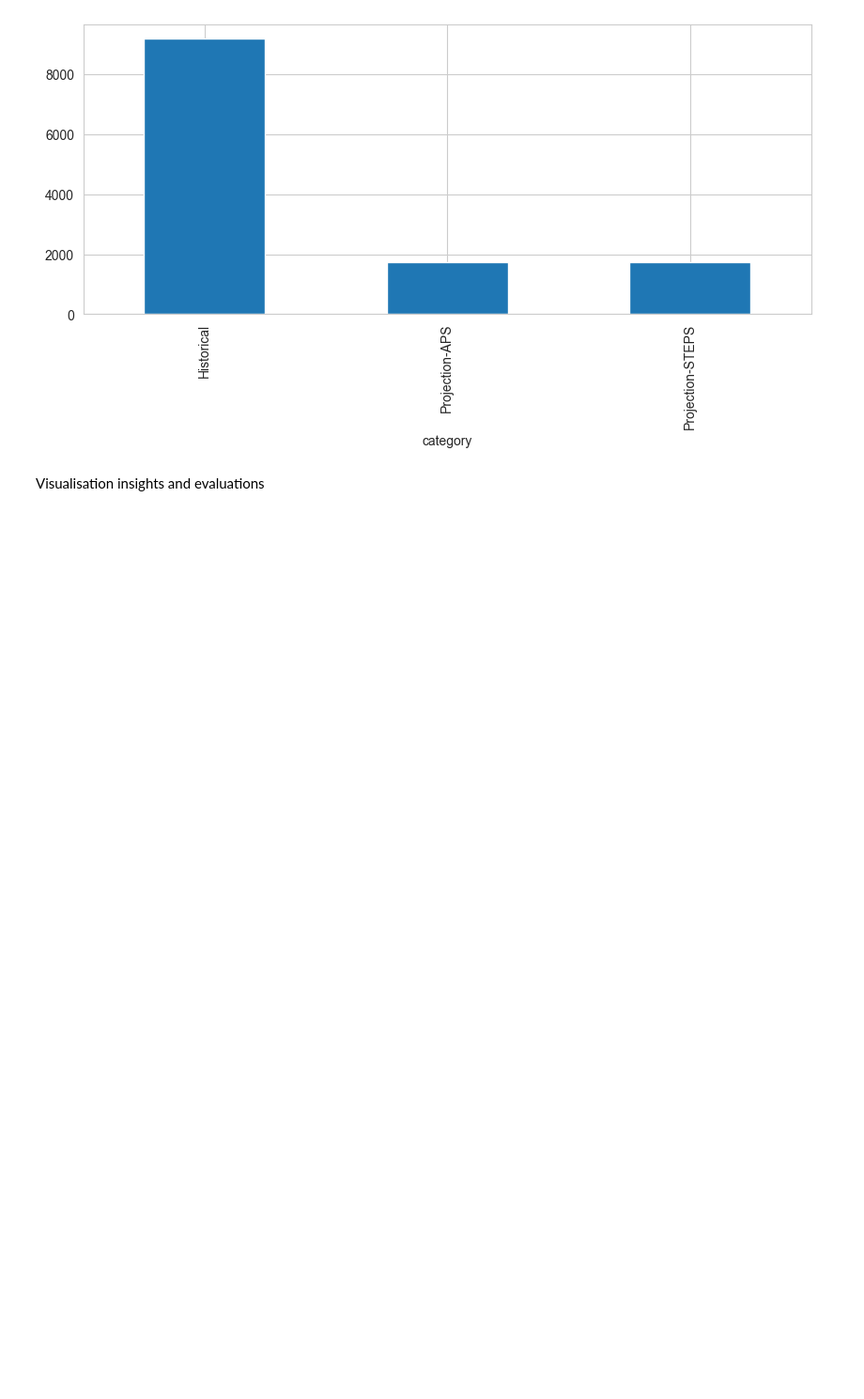
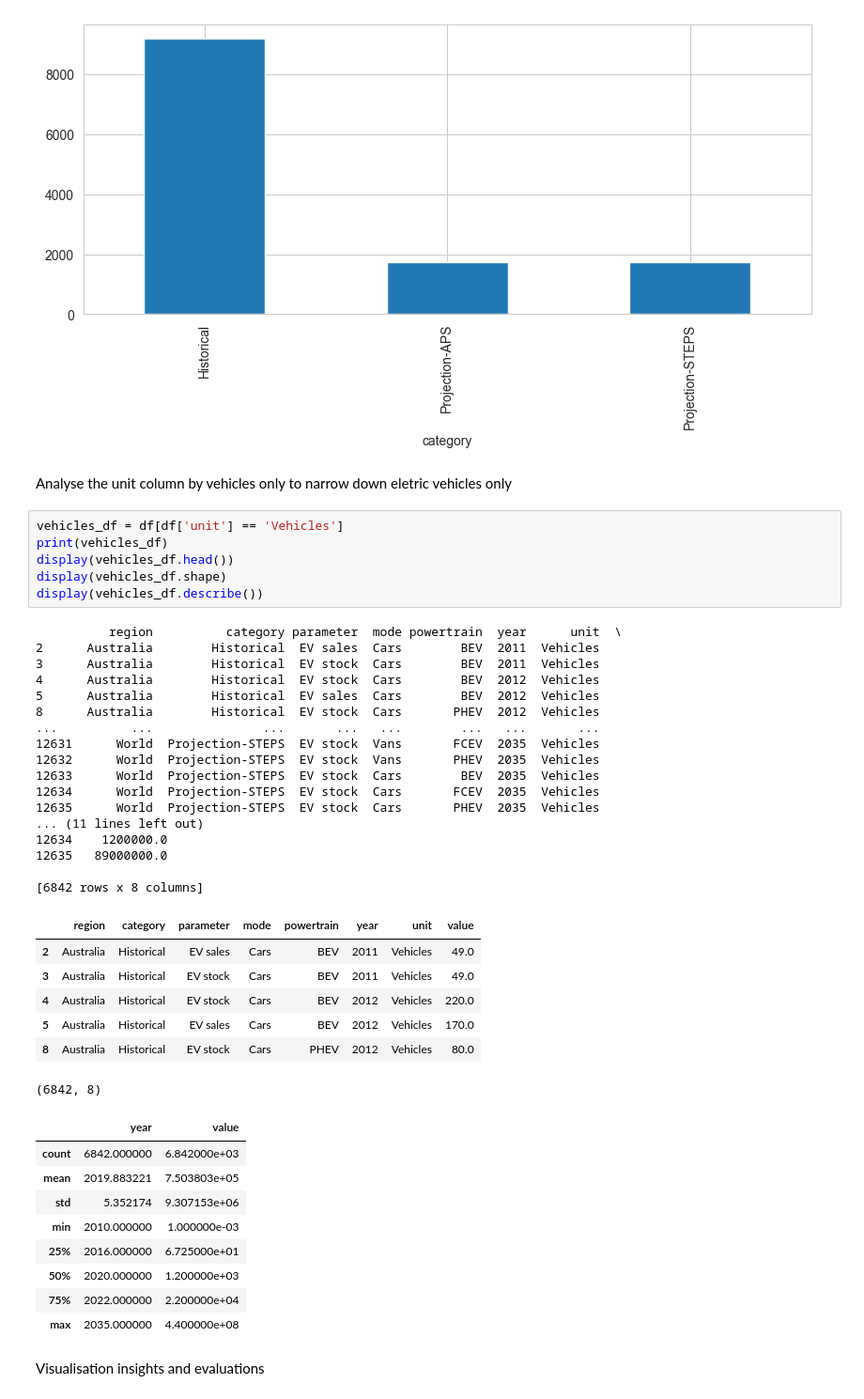
Before and after one commit to Emmanuel913-sketch/Global-Electric-Vehicle-sales-trends-from-2010-2024, a Jupyter notebook: jupyter_notebooks/visualisations.ipynb, the cells around one changed output. Shown at 94% size. Drawn from its saved outputs; the diff is of its cells as text; blank space fills up the shorter version.

```diff
--- a/jupyter_notebooks/visualisations.ipynb
+++ b/jupyter_notebooks/visualisations.ipynb
@@ -207,5 +218,47 @@ df.value_counts('category').plot(kind='bar',figsize=(10,4))
 plt.show()
 # %% [output]
 [figure]
+# %% [markdown]
+Analyse the unit column by vehicles only to narrow down eletric vehicles only
+# %%
+vehicles_df = df[df['unit'] == 'Vehicles']
+print(vehicles_df)
+display(vehicles_df.head())
+display(vehicles_df.shape)
+display(vehicles_df.describe())
+# %% [output]
+          region          category parameter  mode powertrain  year      unit  \
+2      Australia        Historical  EV sales  Cars        BEV  2011  Vehicles
+3      Australia        Historical  EV stock  Cars        BEV  2011  Vehicles
+4      Australia        Historical  EV stock  Cars        BEV  2012  Vehicles
+5      Australia        Historical  EV sales  Cars        BEV  2012  Vehicles
+8      Australia        Historical  EV stock  Cars       PHEV  2012  Vehicles
+...          ...               ...       ...   ...        ...   ...       ...
+12631      World  Projection-STEPS  EV stock  Vans       FCEV  2035  Vehicles
+12632      World  Projection-STEPS  EV stock  Vans       PHEV  2035  Vehicles
+12633      World  Projection-STEPS  EV stock  Cars        BEV  2035  Vehicles
+12634      World  Projection-STEPS  EV stock  Cars       FCEV  2035  Vehicles
+12635      World  Projection-STEPS  EV stock  Cars       PHEV  2035  Vehicles
+... (11 lines left out)
+12634    1200000.0
+12635   89000000.0
+
+[6842 rows x 8 columns]
+|  | region | category | parameter | mode | powertrain | year | unit | value |
+| 2 | Australia | Historical | EV sales | Cars | BEV | 2011 | Vehicles | 49.0 |
+| 3 | Australia | Historical | EV stock | Cars | BEV | 2011 | Vehicles | 49.0 |
+| 4 | Australia | Historical | EV stock | Cars | BEV | 2012 | Vehicles | 220.0 |
+| 5 | Australia | Historical | EV sales | Cars | BEV | 2012 | Vehicles | 170.0 |
+| 8 | Australia | Historical | EV stock | Cars | PHEV | 2012 | Vehicles | 80.0 |
+(6842, 8)
+|  | year | value |
+| count | 6842.000000 | 6.842000e+03 |
+| mean | 2019.883221 | 7.503803e+05 |
+| std | 5.352174 | 9.307153e+06 |
+| min | 2010.000000 | 1.000000e-03 |
+| 25% | 2016.000000 | 6.725000e+01 |
+| 50% | 2020.000000 | 1.200000e+03 |
+| 75% | 2022.000000 | 2.200000e+04 |
+| max | 2035.000000 | 4.400000e+08 |
 # %% [markdown]
 Visualisation insights and evaluations
```
Also changed, not shown: parts of 9 cells of this notebook, 1 other file.
